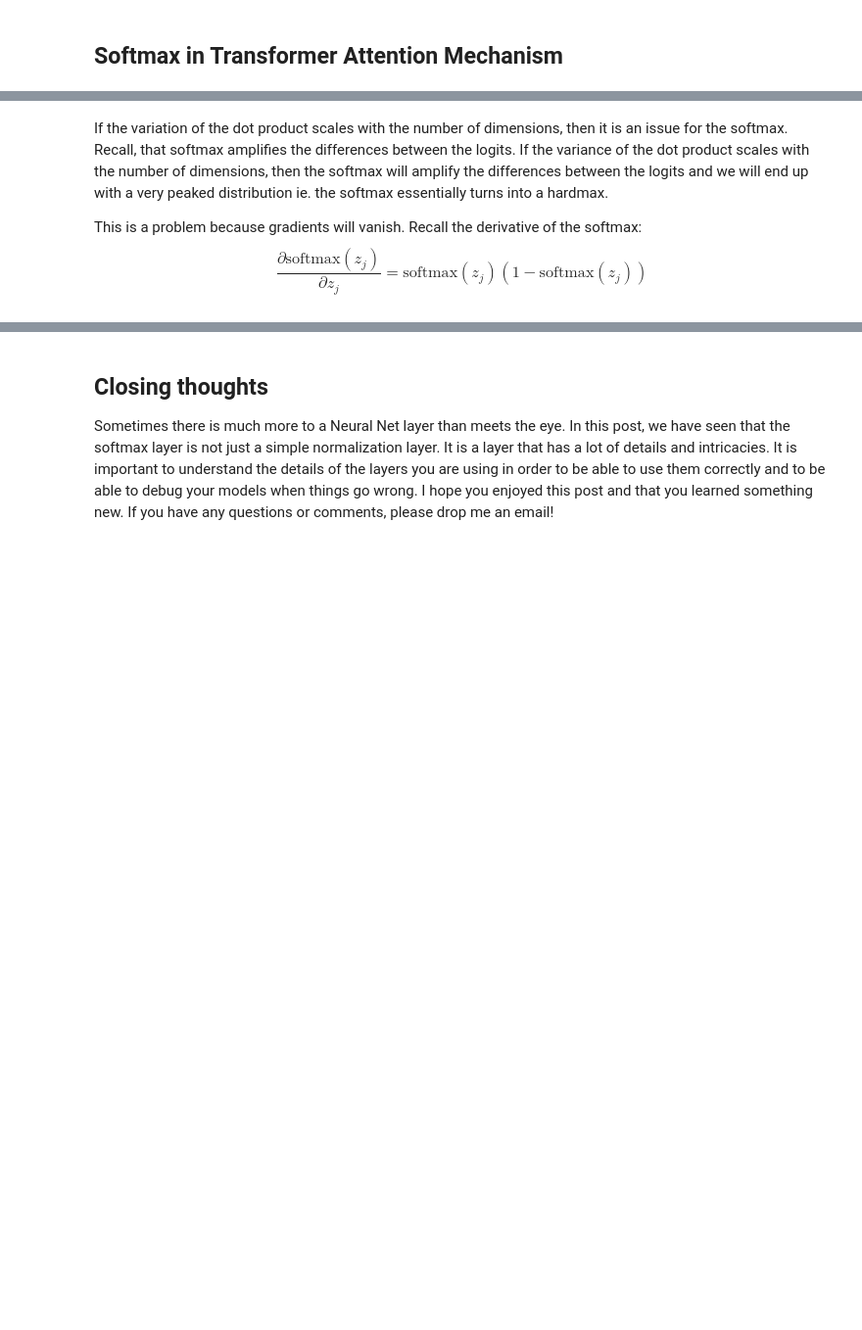
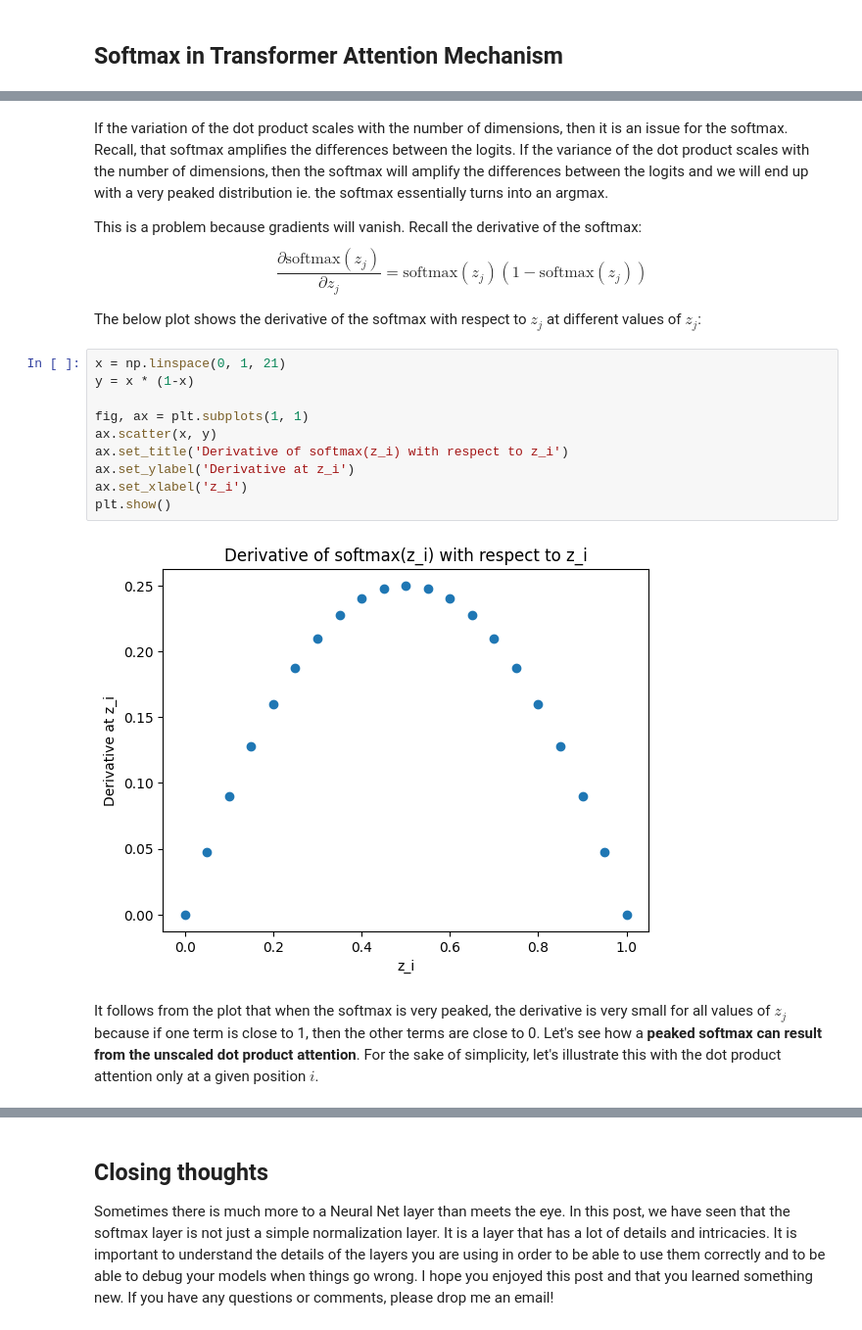
Before and after one commit to geroldcsendes/geroldcsendes.github.io, a Jupyter notebook: _notebooks/2023-07-11-softmax.ipynb, the cells around one changed output, grey strips where cells are left out. Shown at 98% size. Cells and saved outputs as stored; diff of their text form; blank space fills up the shorter version.

Commit message:
softmax post

```diff
--- a/_notebooks/2023-07-11-softmax.ipynb
+++ b/_notebooks/2023-07-11-softmax.ipynb
@@ -395,10 +397,26 @@ $$
 \text{Var}(QK^T) = \text{Var}(Q)\text{Var}(K^T) = d_k (1^2) = d_k
 $$
 # %% [markdown]
-If the variation of the dot product scales with the number of dimensions, then it is an issue for the softmax. Recall, that softmax amplifies the differences between the logits. If the variance of the dot product scales with the number of dimensions, then the softmax will amplify the differences between the logits and we will end up with a very peaked distribution ie. the softmax essentially turns into a hardmax.
+If the variation of the dot product scales with the number of dimensions, then it is an issue for the softmax. Recall, that softmax amplifies the differences between the logits. If the variance of the dot product scales with the number of dimensions, then the softmax will amplify the differences between the logits and we will end up with a very peaked distribution ie. the softmax essentially turns into an argmax.
 
 This is a problem because gradients will vanish. Recall the derivative of the softmax:
 $$
 \frac{\partial \text{softmax}(z_j)}{\partial z_j} = \text{softmax}(z_j)(1 - \text{softmax}(z_j))
 $$
+
+The below plot shows the derivative of the softmax with respect to $z_j$ at different values of $z_j$:
+# %%
+x = np.linspace(0, 1, 21)
+y = x * (1-x)
+
+fig, ax = plt.subplots(1, 1)
+ax.scatter(x, y)
+ax.set_title('Derivative of softmax(z_i) with respect to z_i')
+ax.set_ylabel('Derivative at z_i')
+ax.set_xlabel('z_i')
+plt.show()
+# %% [output]
+[figure, added]
+# %% [markdown]
+It follows from the plot that when the softmax is very peaked, the derivative is very small for all values of $z_j$ because if one term is close to 1, then the other terms are close to 0. Let's see how  a **peaked softmax can result from the unscaled dot product attention**. For the sake of simplicity, let's illustrate this with the dot product attention only at a given position $i$.
 # %%
```
Also changed, not shown: parts of 37 cells of this notebook, 6 other files.
